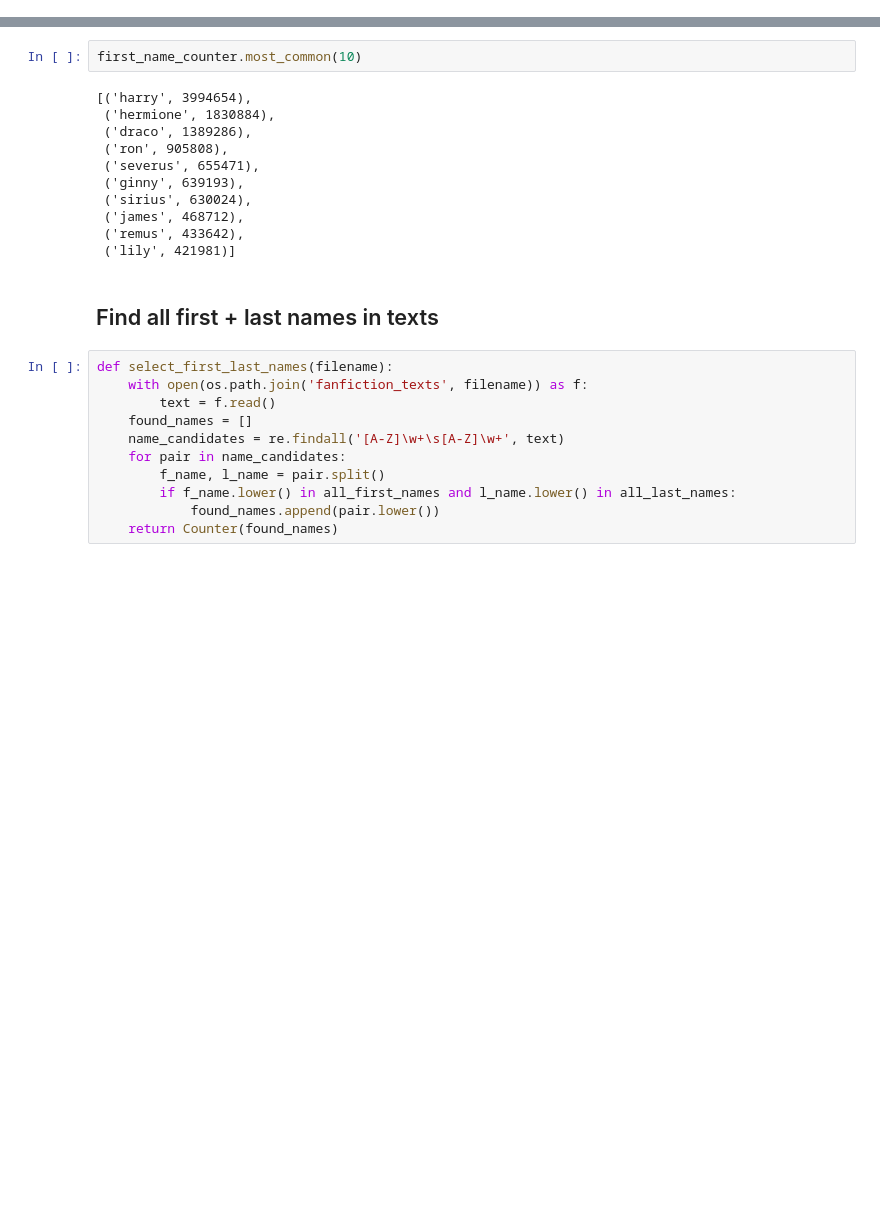
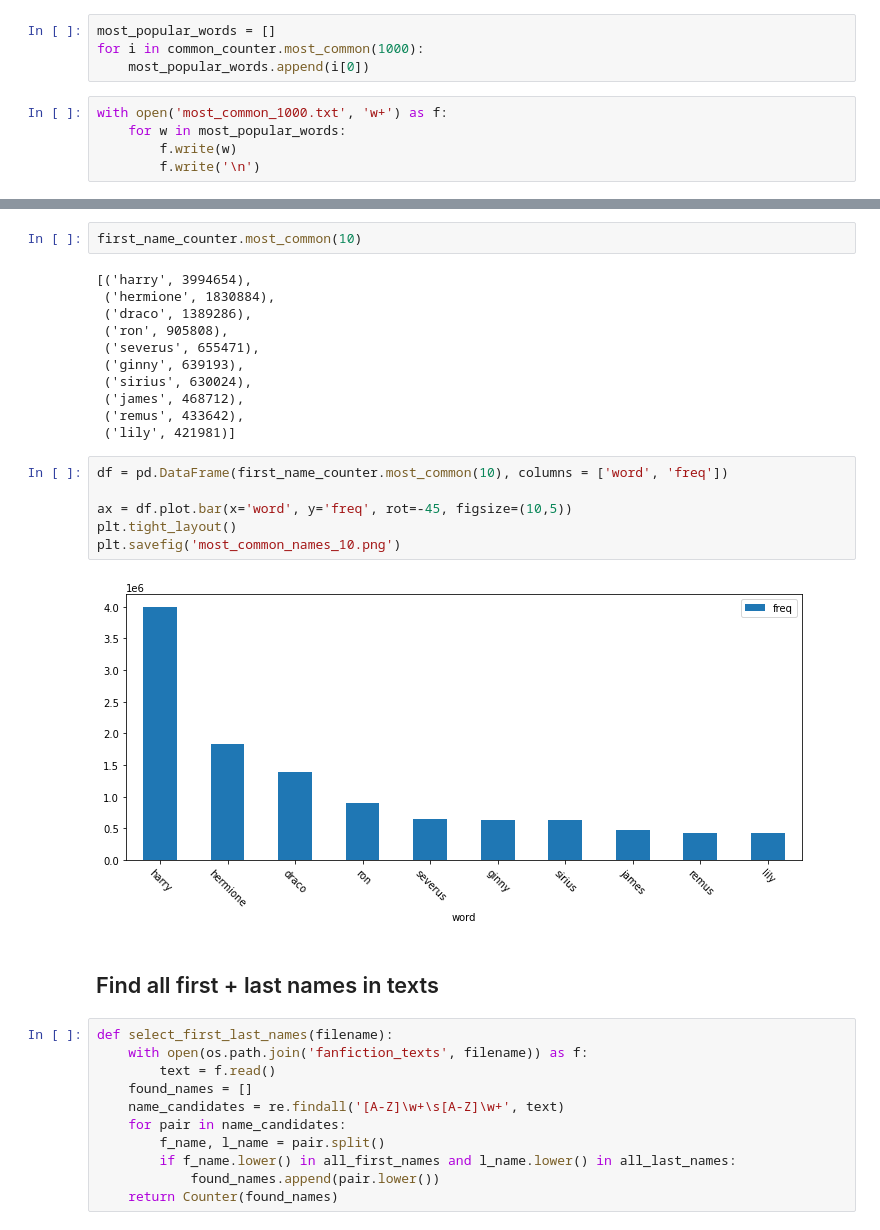
Before and after one commit to iKintosh/MIPT2020_NLP_HW, a Jupyter notebook: HW1/HW_part1.ipynb, the cells around one changed output, grey strips where cells are left out. Cells and saved outputs as stored; diff of their text form; blank space fills up the shorter version.

```diff
--- a/HW1/HW_part1.ipynb
+++ b/HW1/HW_part1.ipynb
@@ -58,3 +58,12 @@ common_counter.most_common(1000)
  ('response', 41694),
  ('crossed', 41654),
  ('written', 41646)]
+# %%
+most_popular_words = []
+for i in common_counter.most_common(1000):
+    most_popular_words.append(i[0])
+# %%
+with open('most_common_1000.txt', 'w+') as f:
+    for w in most_popular_words:
+        f.write(w)
+        f.write('\n')
@@ -135,6 +155,14 @@ first_name_counter.most_common(10)
  ('james', 468712),
  ('remus', 433642),
  ('lily', 421981)]
+# %%
+df = pd.DataFrame(first_name_counter.most_common(10), columns = ['word', 'freq'])
+
+ax = df.plot.bar(x='word', y='freq', rot=-45, figsize=(10,5))
+plt.tight_layout()
+plt.savefig('most_common_names_10.png')
+# %% [output]
+[figure, added]
 # %% [markdown]
 ## Find all first + last names in texts
 # %%
```
Also changed, not shown: parts of 17 cells of this notebook, 4 other files.
